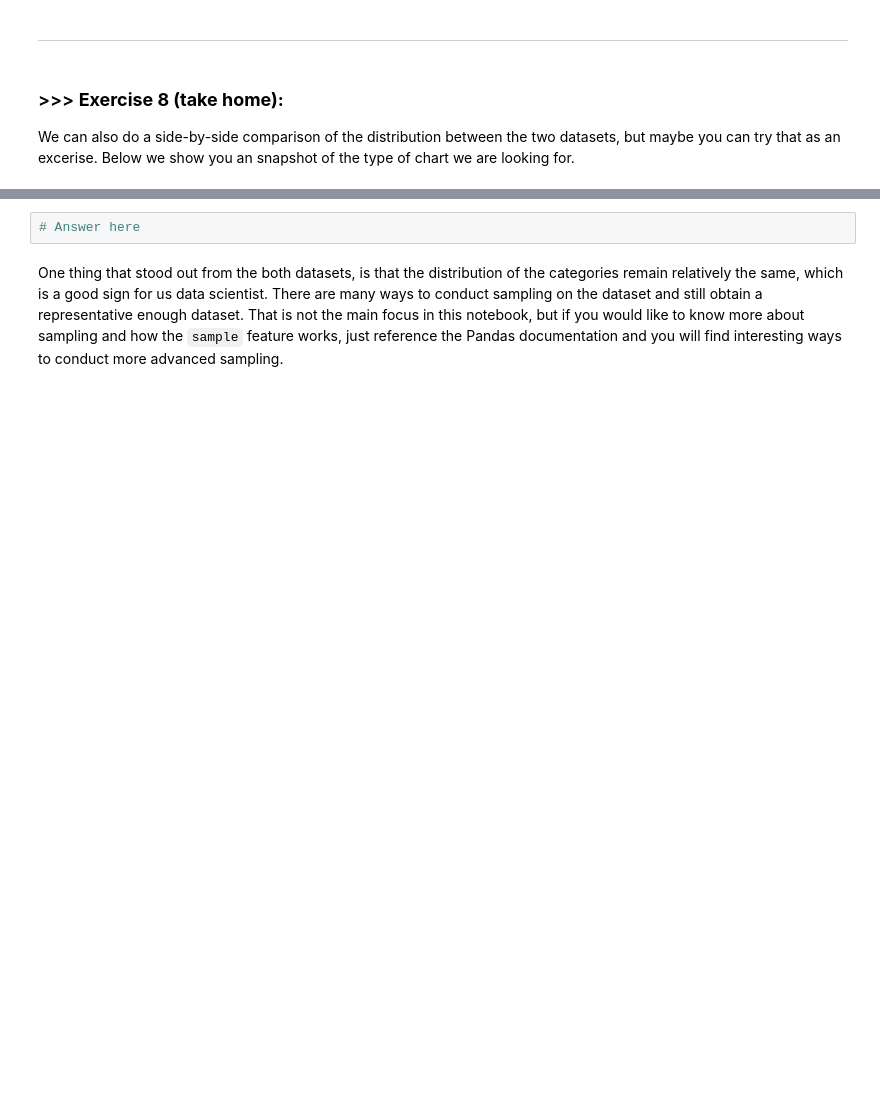
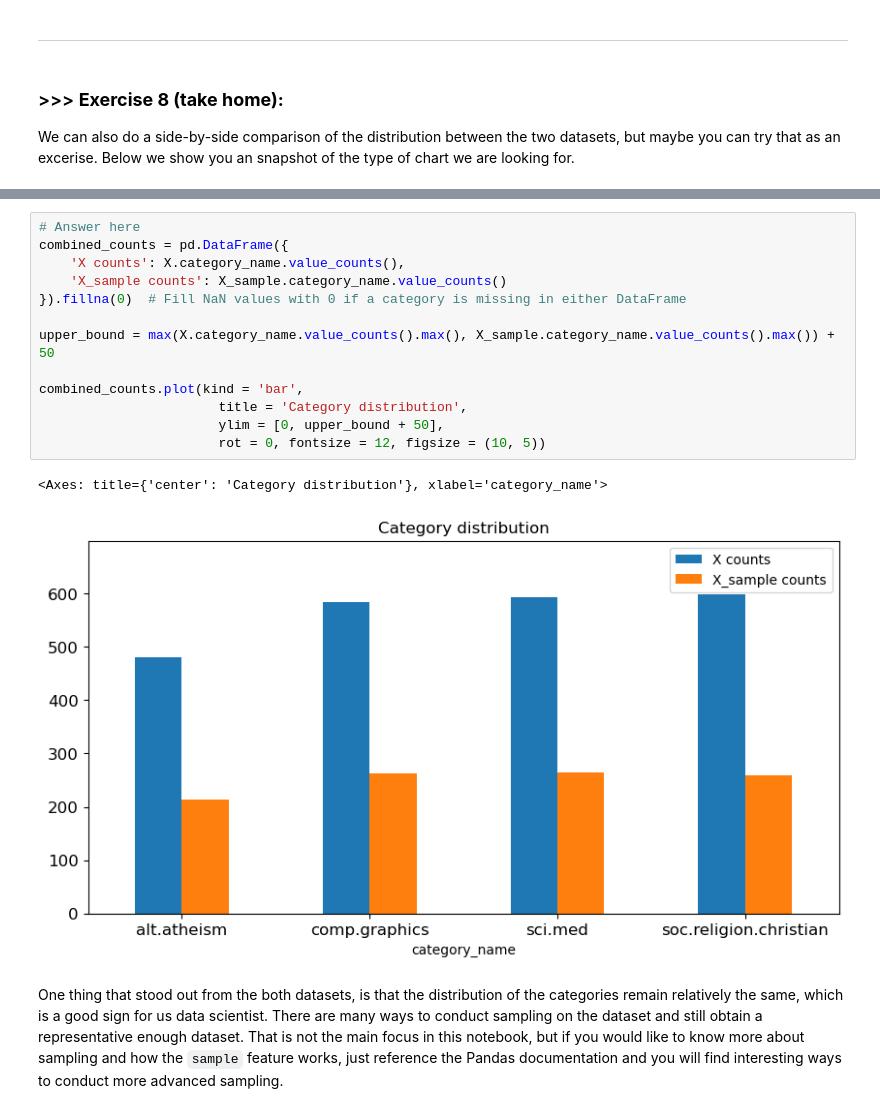
Before and after one commit to angelineaurelia/DM2024-Lab1-Master, a Jupyter notebook: DM2024-Lab1-Master.ipynb, the cells around one changed output, grey strips where cells are left out. Drawn from its saved outputs; the diff is of its cells as text; blank space fills up the shorter version.

```diff
--- a/DM2024-Lab1-Master.ipynb
+++ b/DM2024-Lab1-Master.ipynb
@@ -778,8 +787,22 @@ X_sample.category_name.value_counts().plot(kind = 'bar',
 We can also do a side-by-side comparison of the distribution between the two datasets, but maybe you can try that as an excerise. Below we show you an snapshot of the type of chart we are looking for.
 # %% [markdown]
 ![alt txt](https://i.imgur.com/9eO431H.png)
-# %%
-# Answer here
+# %%
+# Answer here
+combined_counts = pd.DataFrame({
+    'X counts': X.category_name.value_counts(),
+    'X_sample counts': X_sample.category_name.value_counts()
+}).fillna(0)  # Fill NaN values with 0 if a category is missing in either DataFrame
+
+upper_bound = max(X.category_name.value_counts().max(), X_sample.category_name.value_counts().max()) + 50
+
+combined_counts.plot(kind = 'bar',
+                       title = 'Category distribution',
+                       ylim = [0, upper_bound + 50],
+                       rot = 0, fontsize = 12, figsize = (10, 5))
+# %% [output]
+<Axes: title={'center': 'Category distribution'}, xlabel='category_name'>
+[figure, added]
 # %% [markdown]
 One thing that stood out from the both datasets, is that the distribution of the categories remain relatively the same, which is a good sign for us data scientist. There are many ways to conduct sampling on the dataset and still obtain a representative enough dataset. That is not the main focus in this notebook, but if you would like to know more about sampling and how the `sample` feature works, just reference the Pandas documentation and you will find interesting ways to conduct more advanced sampling.
 # %% [markdown]
```
Also changed, not shown: parts of 6 cells of this notebook.
